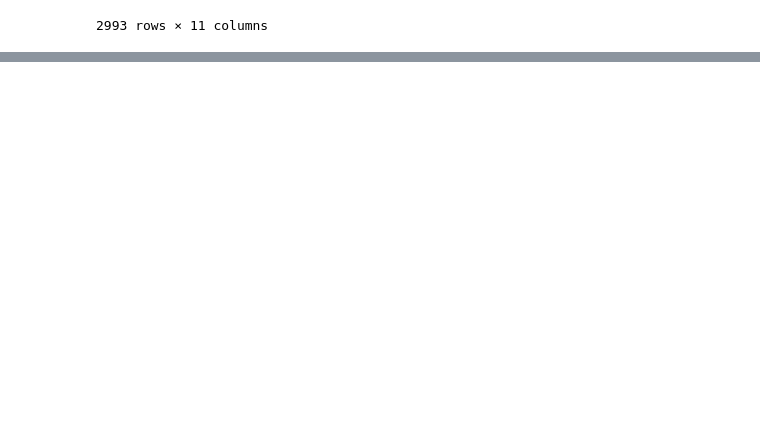
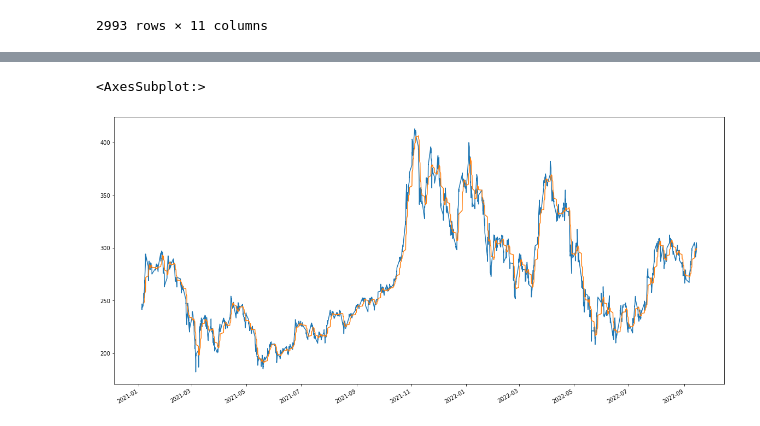
Before and after one commit to AtaKolev/TAFI, a Jupyter notebook: ML_tryouts/close_diff_approach.ipynb, the cells around one changed output, grey strips where cells are left out. Cells and saved outputs as stored; diff of their text form; code cells hidden in the pictures; blank space fills up the shorter version.

```diff
--- a/ML_tryouts/close_diff_approach.ipynb
+++ b/ML_tryouts/close_diff_approach.ipynb
@@ -661,0 +665,7 @@ tsla['Lips'][-100:-1].plot()
+# %%
+plt.figure(figsize = (20, 10))
+tsla['Adj Close'].plot()
+moving_average.plot()
+# %% [output]
+<AxesSubplot:>
+[figure, added]
```
Also changed, not shown: parts of 2 cells of this notebook.
